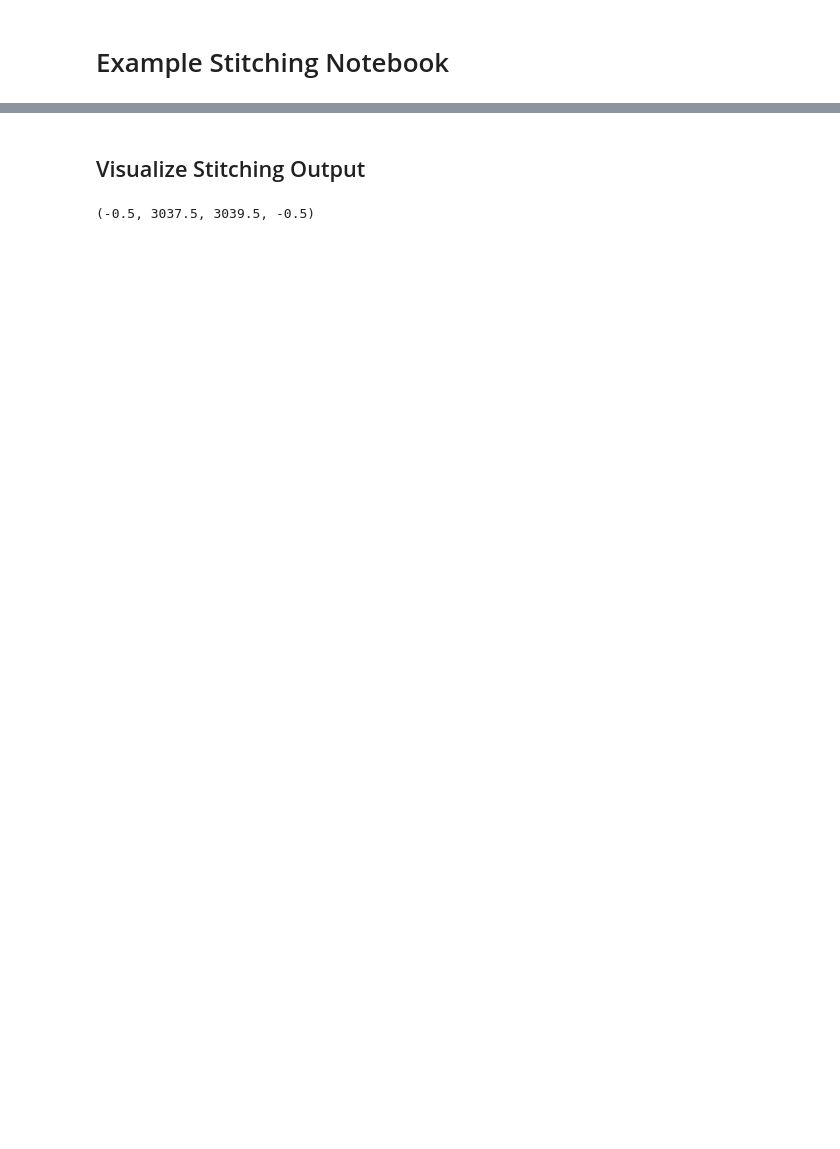
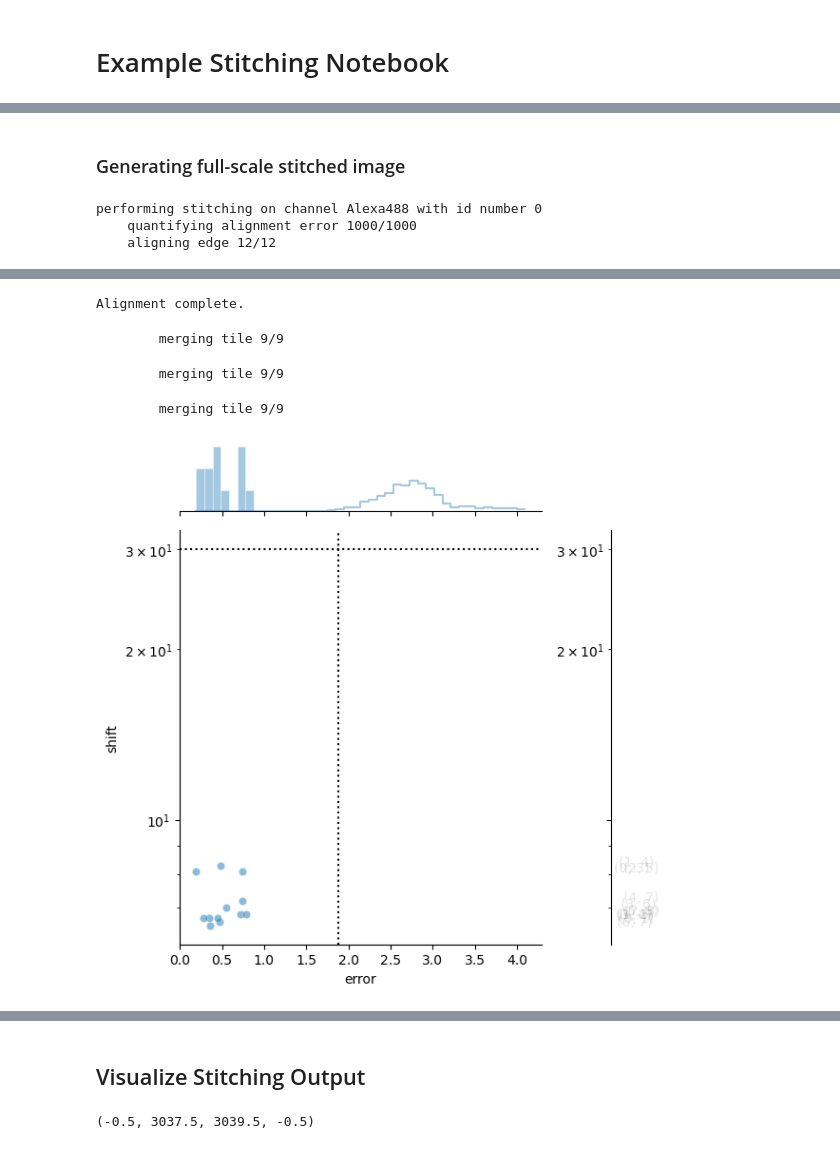
Before and after one commit to MannLabs/SPARCStools, a Jupyter notebook: docs_source/pages/notebooks/example_stitching_notebook.ipynb, the cells around one changed output, grey strips where cells are left out. Cells and saved outputs as stored; diff of their text form; code cells hidden in the pictures; blank space fills up the shorter version.

```diff
--- a/docs_source/pages/notebooks/example_stitching_notebook.ipynb
+++ b/docs_source/pages/notebooks/example_stitching_notebook.ipynb
@@ -40,0 +51,8 @@ generate_stitched(input_dir,
+# %% [markdown]
+### Generating full-scale stitched image
+# %%
+stitcher.stitch()
+# %% [output]
+performing stitching on channel Alexa488 with id number 0
+    quantifying alignment error 1000/1000
+    aligning edge 12/12
@@ -40,0 +61,5 @@ generate_stitched(input_dir,
+Alignment complete.
+        merging tile 9/9
+        merging tile 9/9
+        merging tile 9/9
+[figure, added]
```
Also changed, not shown: parts of 13 cells of this notebook.
